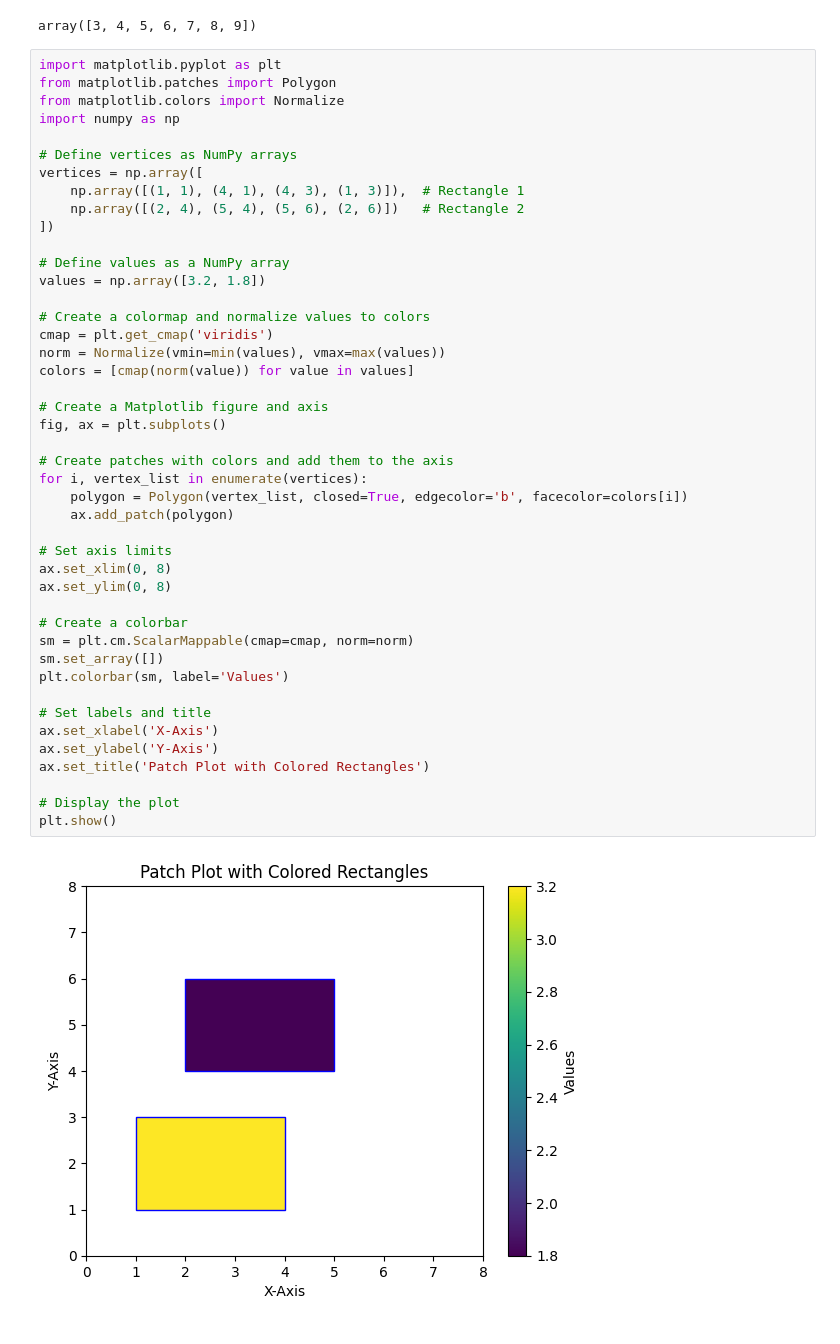
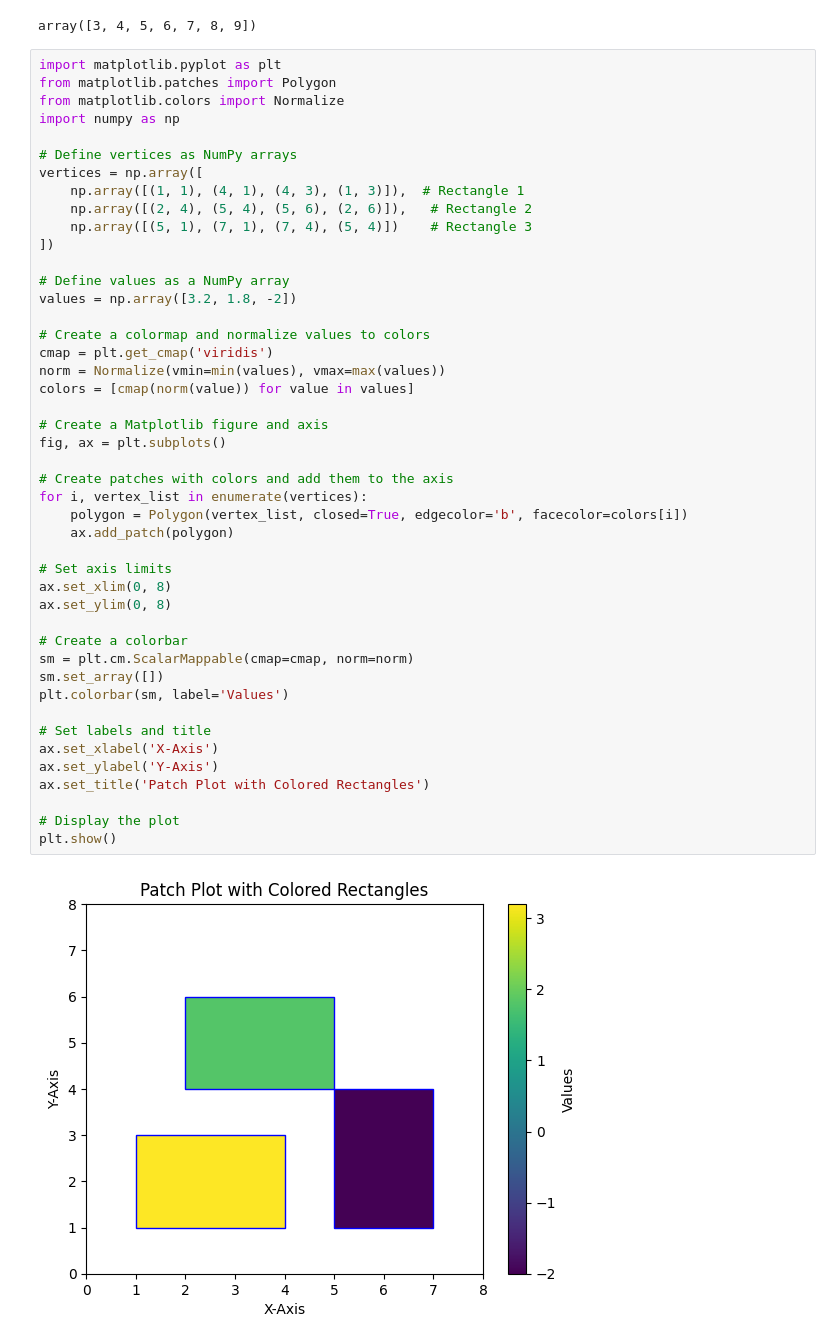
Before and after one commit to rishabhdutta/Utils_python, a Jupyter notebook: notebook_for_trial.ipynb, the cells around one changed output. Saved outputs shown, nothing was run; the diff lists cells and outputs as text.

```diff
--- a/notebook_for_trial.ipynb
+++ b/notebook_for_trial.ipynb
@@ -400,40 +838,41 @@ import numpy as np
 # Define vertices as NumPy arrays
 vertices = np.array([
     np.array([(1, 1), (4, 1), (4, 3), (1, 3)]),  # Rectangle 1
-    np.array([(2, 4), (5, 4), (5, 6), (2, 6)])   # Rectangle 2
+    np.array([(2, 4), (5, 4), (5, 6), (2, 6)]),   # Rectangle 2
+    np.array([(5, 1), (7, 1), (7, 4), (5, 4)])    # Rectangle 3
 ])
 
 # Define values as a NumPy array
-values = np.array([3.2, 1.8])
+values = np.array([3.2, 1.8, -2])
 
 # Create a colormap and normalize values to colors
 cmap = plt.get_cmap('viridis')
 norm = Normalize(vmin=min(values), vmax=max(values))
 colors = [cmap(norm(value)) for value in values]
 
 # Create a Matplotlib figure and axis
 fig, ax = plt.subplots()
 
 # Create patches with colors and add them to the axis
 for i, vertex_list in enumerate(vertices):
     polygon = Polygon(vertex_list, closed=True, edgecolor='b', facecolor=colors[i])
     ax.add_patch(polygon)
 
 # Set axis limits
 ax.set_xlim(0, 8)
 ax.set_ylim(0, 8)
 
 # Create a colorbar
 sm = plt.cm.ScalarMappable(cmap=cmap, norm=norm)
 sm.set_array([])
 plt.colorbar(sm, label='Values')
 
 # Set labels and title
 ax.set_xlabel('X-Axis')
 ax.set_ylabel('Y-Axis')
 ax.set_title('Patch Plot with Colored Rectangles')
 
 # Display the plot
 plt.show()
 # %% [output]
-[figure, old version]
+[figure, new version]
```
Also changed, not shown: parts of 14 cells of this notebook, 3 other files.
